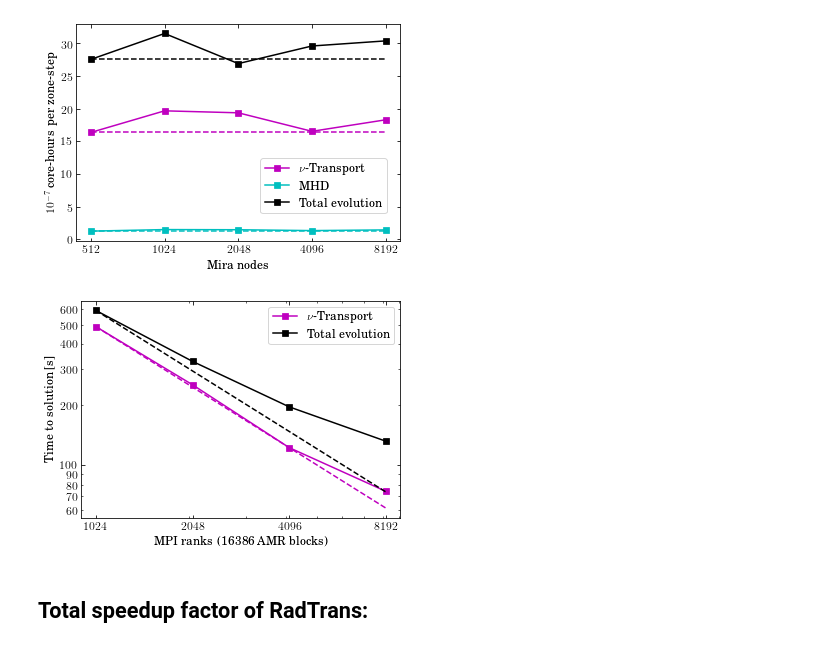
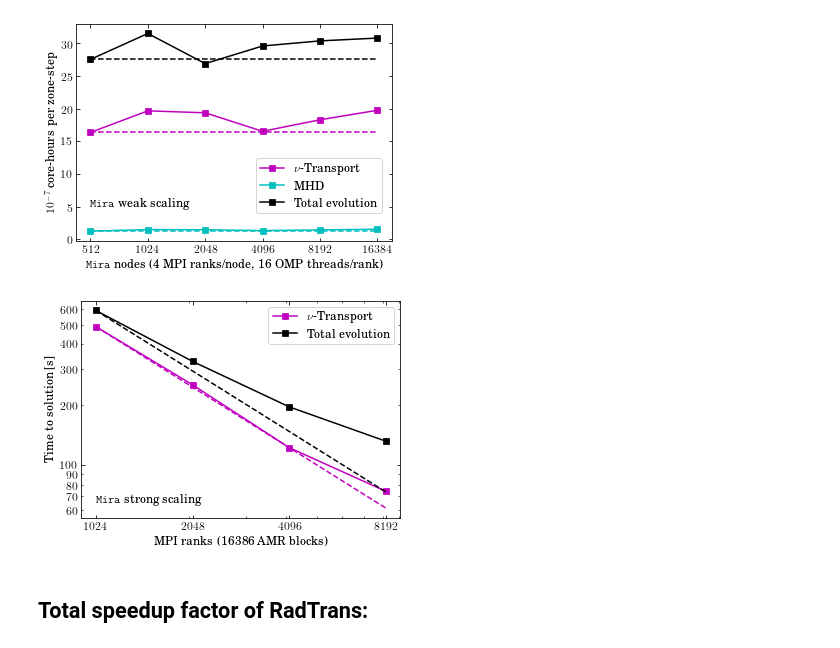
Before and after one commit to smcouch/INCITE_2018, a Jupyter notebook: figs/INCITE_plots.ipynb, the cells around one changed output. Cells and saved outputs as stored; diff of their text form; code cells hidden in the pictures.

```diff
--- a/figs/INCITE_plots.ipynb
+++ b/figs/INCITE_plots.ipynb
@@ -42,32 +70,38 @@ nodes, blks, wkEvo, wkHyd, wkGCH, wkRad, wkGCR = np.loadtxt('../data/sparkGLM_M1
 # %%
+nodes, blks, wkEvo, wkHyd, wkGCH, wkRad, wkGCR = np.loadtxt('../data/sparkGLM_M1_weak.dat', usecols=(0,1,2,3,4,5,6), unpack=True)
+
 plt.figure(1,figsize=(5,3.5))
 
 ax2=plt.gca()
 
 thing = 16.*nodes*wkRad/3600./(blks*12**3*10)*1e7
 ax2.plot(nodes, thing, 'ms-', label=r"$\nu$-Transport")
 ax2.plot(nodes, thing[0]*nodes/nodes, 'm--')
 thing = 16.*nodes*wkHyd/3600./(blks*12**3*10)*1e7
 ax2.plot(nodes, thing, 'cs-', label="MHD")
 ax2.plot(nodes, thing[0]*nodes/nodes, 'c--')
 thing = 16.*nodes*wkEvo/3600./(blks*12**3*10)*1e7
 ax2.plot(nodes, thing, 'ks-', label="Total evolution")
 ax2.plot(nodes, thing[0]*nodes/nodes, 'k--')
 ax2.semilogx()
 ax2.set_ylabel("$10^{-7}$ core-hours per zone-step")
-ax2.set_xlabel("Mira nodes")
-ax2.set_xticks([512,1024,2048,4096,8192])
+ax2.set_xlabel(r"{\tt Mira} nodes (4 MPI ranks/node, 16 OMP threads/rank)")
+ax2.set_xticks([512,1024,2048,4096,8192,16384])
 ax2.xaxis.set_minor_formatter(NullFormatter())
 ax2.get_xaxis().set_major_formatter(matplotlib.ticker.ScalarFormatter())
 plt.minorticks_off()
+
+plt.text(512,5, r"{\tt Mira} weak scaling")
 
 ax2.legend(bbox_to_anchor=(0.55, 0.1),loc='best')
 
 plt.tight_layout(pad=0.2)
 plt.savefig("wkScaleSparkM1.pdf")
 # %% [output]
-[figure, old version]
+[figure, new version]
 # %%
+rnks, evo, hyd2, gch2, rad2, gcr2, grv = np.loadtxt('../data/sparkGLM_M1_strong.dat', usecols=(0,1,2,3,4,5,6), unpack=True)
+
 plt.figure(1,figsize=(5,3.5))
 ax2=plt.gca()
 
@@ -93,12 +127,14 @@ ax2.set_xticks([1024,2048,4096,8192])
 #ax2.set_xticks([])
 #plt.minorticks_off()
 
+plt.text(1024,65, r"{\tt Mira} strong scaling")
+
 ax2.legend()
 
 plt.tight_layout(pad=0.2)
 plt.savefig("strScaleSparkM1.pdf")
 # %% [output]
-[figure, old version]
+[figure, new version]
 # %% [markdown]
 ## Total speedup factor of RadTrans:
 # %%
```
Also changed, not shown: parts of 6 cells of this notebook, 11 other files.
